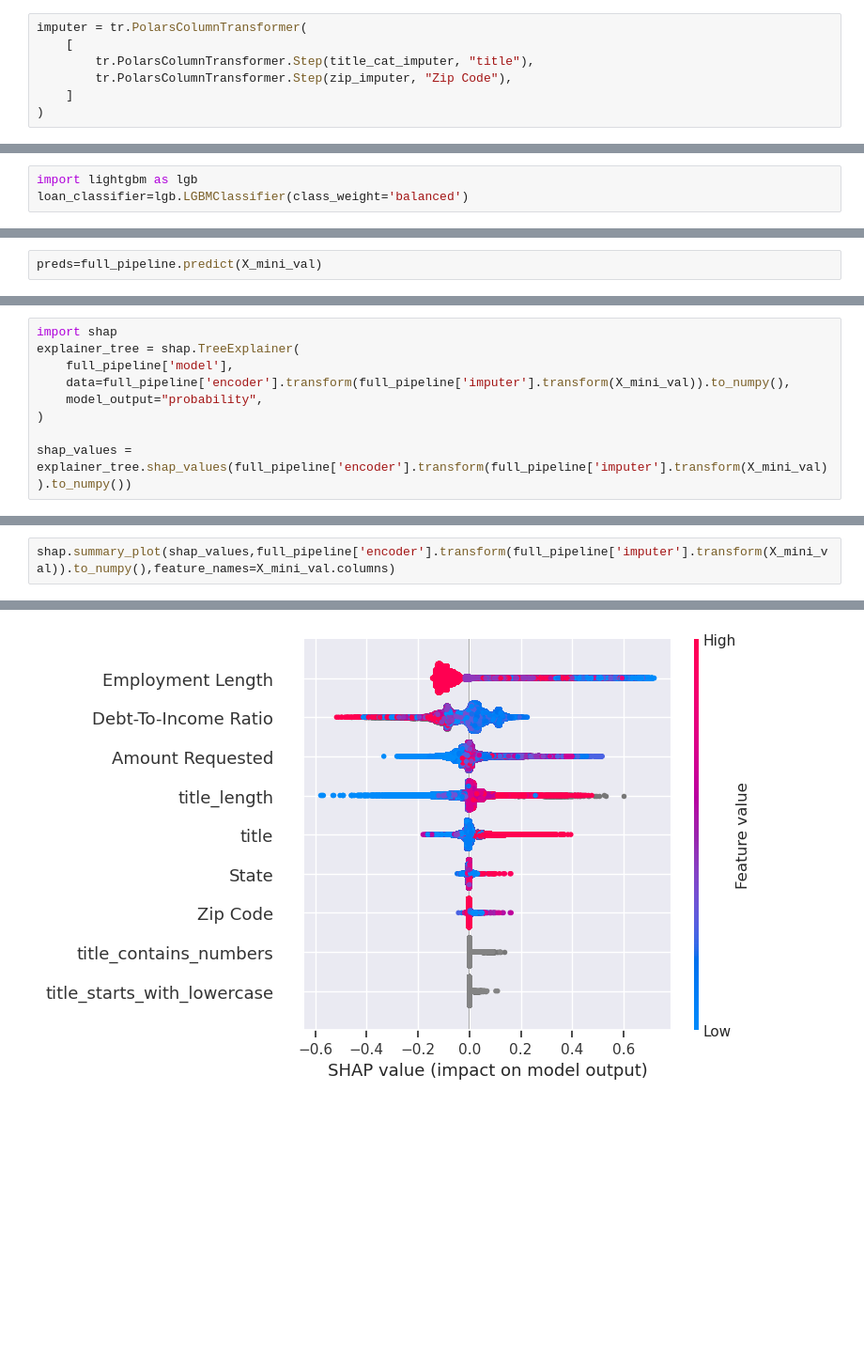
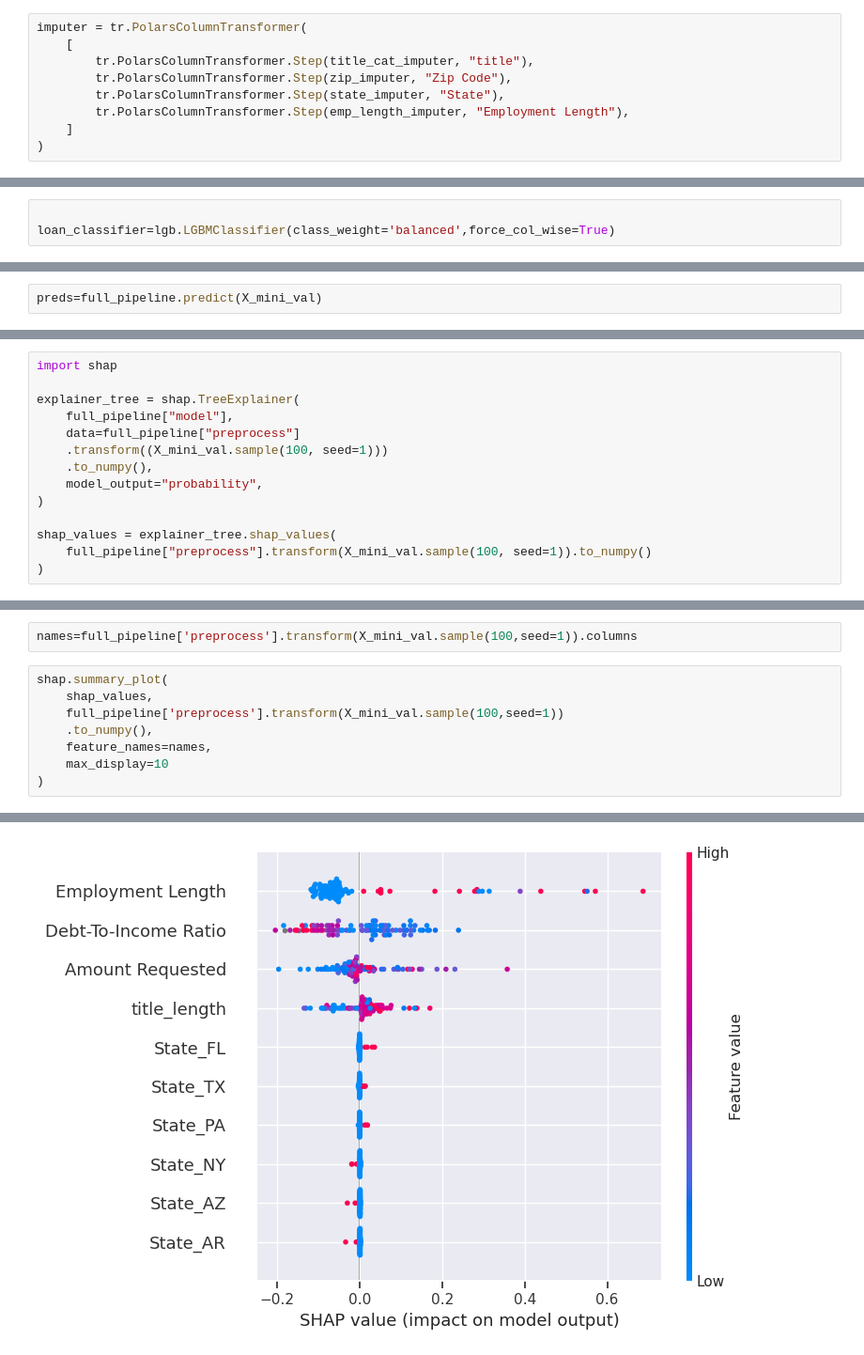
Before and after one commit to gediminas-skvarnavicius/lending-club, a Jupyter notebook: analysis.ipynb, the cells around one changed output, grey strips where cells are left out. Shown: that part at 94% size. Drawn from its saved outputs; the diff is of its cells as text; blank space fills up the shorter version.

```diff
--- a/analysis.ipynb
+++ b/analysis.ipynb
@@ -201,6 +206,8 @@ imputer = tr.PolarsColumnTransformer(
     [
         tr.PolarsColumnTransformer.Step(title_cat_imputer, "title"),
         tr.PolarsColumnTransformer.Step(zip_imputer, "Zip Code"),
+        tr.PolarsColumnTransformer.Step(state_imputer, "State"),
+        tr.PolarsColumnTransformer.Step(emp_length_imputer, "Employment Length"),
     ]
 )
 # %%
@@ -374,8 +389,8 @@ encoder = tr.PolarsColumnTransformer(
     ]
 )
 # %%
-import lightgbm as lgb
-loan_classifier=lgb.LGBMClassifier(class_weight='balanced')
+
+loan_classifier=lgb.LGBMClassifier(class_weight='balanced',force_col_wise=True)
 # %%
 X_mini_val=text_preprocessing_wo_training(X_mini_val)
 # %%
@@ -421,9 +505,14 @@ weighted avg       0.96      0.93      0.94    540883
 # %%
 import shap
+
 explainer_tree = shap.TreeExplainer(
-    full_pipeline['model'],
-    data=full_pipeline['encoder'].transform(full_pipeline['imputer'].transform(X_mini_val)).to_numpy(),
+    full_pipeline["model"],
+    data=full_pipeline["preprocess"]
+    .transform((X_mini_val.sample(100, seed=1)))
+    .to_numpy(),
     model_output="probability",
 )
 
-shap_values = explainer_tree.shap_values(full_pipeline['encoder'].transform(full_pipeline['imputer'].transform(X_mini_val)).to_numpy())
+shap_values = explainer_tree.shap_values(
+    full_pipeline["preprocess"].transform(X_mini_val.sample(100, seed=1)).to_numpy()
+)
@@ -430,5 +521,13 @@ shap_values = explainer_tree.shap_values(full_pipeline['encoder'].transform(full
+# %%
+names=full_pipeline['preprocess'].transform(X_mini_val.sample(100,seed=1)).columns
 # %%
-shap.summary_plot(shap_values,full_pipeline['encoder'].transform(full_pipeline['imputer'].transform(X_mini_val)).to_numpy(),feature_names=X_mini_val.columns)
+shap.summary_plot(
+    shap_values,
+    full_pipeline['preprocess'].transform(X_mini_val.sample(100,seed=1))
+    .to_numpy(),
+    feature_names=names,
+    max_display=10
+)
 # %% [output]
 No data for colormapping provided via 'c'. Parameters 'vmin', 'vmax' will be ignored
-[figure, old version]
+[figure, new version]
```
Also changed, not shown: parts of 26 cells of this notebook, 1 other file.
